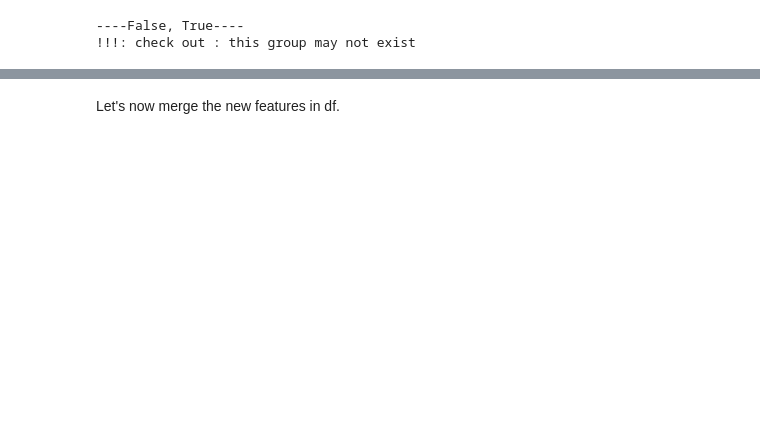
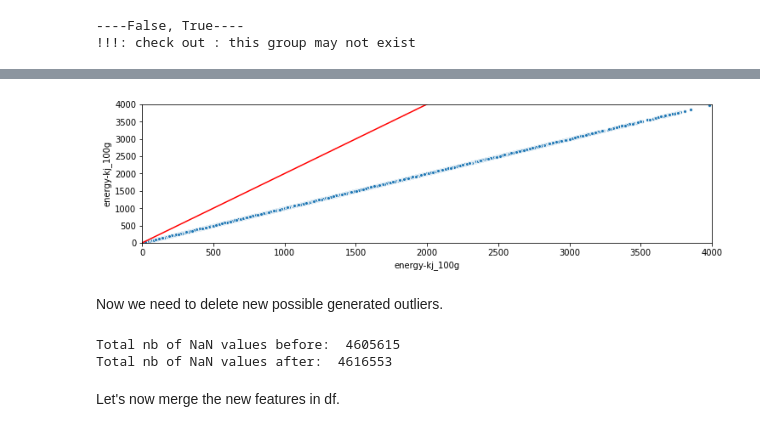
Before and after one commit to SmellyArmure/OC_DS_Project3, a Jupyter notebook: NOTEBOOKS/P3_Cleaning.ipynb, the cells around one changed output, grey strips where cells are left out. Saved outputs shown, nothing was run; the diff lists cells and outputs as text; code cells hidden in the pictures; blank space fills up the shorter version.

```diff
--- a/NOTEBOOKS/P3_Cleaning.ipynb
+++ b/NOTEBOOKS/P3_Cleaning.ipynb
@@ -335,9 +334,9 @@ We keep columns with more than 300 values except:
 - 'carbon-footprint_100g', 'carbon-footprint-from-meat-or-fish_100g',
 'fruits-vegetables-nuts_100g', 'fruits-vegetables-nuts-estimate_100g', as they would require more data to be exploitable.
 # %%
-# Adding 4 columns from the "to-be-deleted" columns list
-li_col_del += ['carbon-footprint_100g',
-               'carbon-footprint-from-meat-or-fish_100g',
-               'fruits-vegetables-nuts_100g',
-               'fruits-vegetables-nuts-estimate_100g']
-print(f'nb of columns to drop: {len(li_col_del)}')
+# # Adding 4 columns from the "to-be-deleted" columns list
+# li_col_del += ['carbon-footprint_100g',
+#                'carbon-footprint-from-meat-or-fish_100g',
+#                'fruits-vegetables-nuts_100g',
+#                'fruits-vegetables-nuts-estimate_100g']
+# print(f'nb of columns to drop: {len(li_col_del)}')
@@ -1265,7 +1275,7 @@ indTF = gb.get_group((True, False)).index
 print('oooooooo DATA PREPROCESSING oooooooo')
 model_cols = ['pnns_gp_1'] + main_nut_comp_cols + ['nutriscore-fr']
 df_X = df.loc[indTT,model_cols]
-X = class_unit_X_preproc(df_X, model_cols, 'cat_median') #'cat_median') # 'constant', fill_val=0
+X = class_unit_X_preproc(df_X, model_cols, 'constant', fill_val=0) #'cat_median') #
 print("valeurs nulles",np.isnan(X).sum().sum())
 df_y = serTT.loc[indTT]
 y = class_unit_y_preproc(df_y, indTT, serTT)
@@ -1276,7 +1286,7 @@ print('oooooooo PREDICTING WITH THE MODEL oooooooo')
 df_X_ = pd.get_dummies(df.loc[indTF,model_cols])
 print("--df_X_ nan values filled / shape:",
         df_X_.isna().sum().sum(),"/", df_X_.shape)
-X_ = class_unit_X_preproc(df_X_, model_cols, 'cat_median')
+X_ = class_unit_X_preproc(df_X_, model_cols, 'constant', fill_val=0)
 ypr_ = knn.predict(X_)
 d_conv = {0: 'energy-kj_100g', 1: 'energy-kcal_100g'}
 ser = pd.Series([d_conv[y] for y in ypr_], index=indTF)
@@ -1344,4 +1318,10 @@ dtype: int64
 # %%
-df_e['energy-kj_100g_F'] = df_e['energy-kj_100g_F'].fillna(df_e['energy-kcal_100g_F']*4.18)
-df_e['energy-kcal_100g_F'] = df_e['energy-kcal_100g_F'].fillna(df_e['energy-kj_100g_F']/4.18)
-df_e.sample(10)
+# Calculating missing info in energy columns, either in kj or kcal
+df_e['energy-kj_100g_FF'] = df_e['energy-kj_100g_F'].fillna(df_e['energy-kcal_100g_F']*4.18)
+df_e['energy-kcal_100g_FF'] = df_e['energy-kcal_100g_F'].fillna(df_e['energy-kj_100g_F']/4.18)
+df_e.drop(columns=['energy-kj_100g_F', 'energy-kcal_100g_F'],
+                  inplace=True)
+df_e = df_e.rename(columns={'energy-kj_100g_FF': 'energy-kj_100g_F',
+                     'energy-kcal_100g_FF': 'energy-kcal_100g_F'})
+energy_cols += ['energy-kj_100g_F','energy-kcal_100g_F']
+df_e.sample(3)
@@ -1348,3 +1333,29 @@ df_e.sample(10)
+# %%
+# Verification of the relationship between the energy columns
+@interact
+def plot_energy(x=energy_cols+['fat_100g'], y=energy_cols, coeff=(0,5,0.1)):
+    fig, axs = plt.subplots(1)
+    sns.scatterplot(data=df_e, x=x, y=y, s=15, ax=axs)
+    x_reg, y_reg = np.linspace(0,4000,1000), np.linspace(0,4000,1000)*coeff
+    axs.plot(x_reg, y_reg, '-r', zorder=1)
+    fig.set_size_inches(12,3)
+    axs.set(xlim=(0,4000), ylim=(0,4000))
+    plt.show()
+# %% [output]
+[figure, added]
+# %% [markdown]
+Now we need to delete new possible generated outliers.
+# %%
+# Dropping outliers with energy values not in [0,4000]
+print("Total nb of NaN values before: ", df_e[energy_cols].isna().sum().sum())
+df_e.loc[:,'energy-kj_100g_F'] = \
+    df_e['energy-kj_100g_F'].where(df_e['energy-kj_100g_F'].between(0,3765))
+df_e.loc[:,'energy-kcal_100g_F'] = \
+    df_e['energy-kcal_100g_F'].where(df_e['energy-kcal_100g_F'].between(0,900))
+print("Total nb of NaN values after: ", df_e[energy_cols].isna().sum().sum())
+# %% [output]
+Total nb of NaN values before:  4605615
+Total nb of NaN values after:  4616553
 # %% [markdown]
 Let's now merge the new features in df.
 # %%
```
Also changed, not shown: parts of 135 cells of this notebook, 1 other file.
